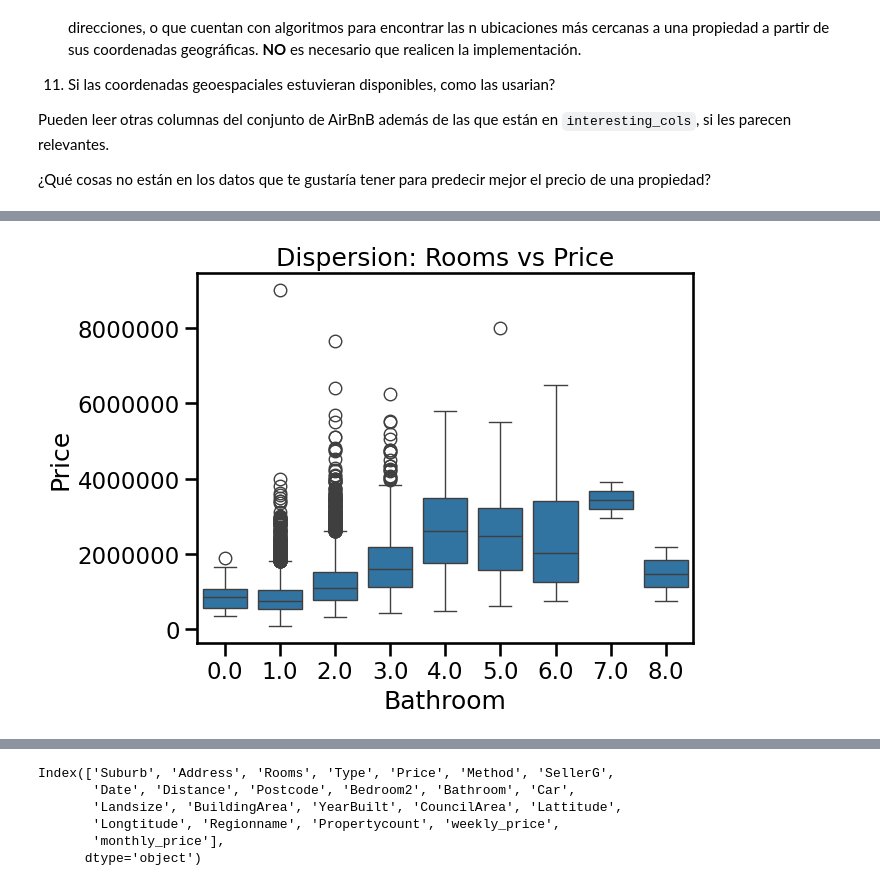
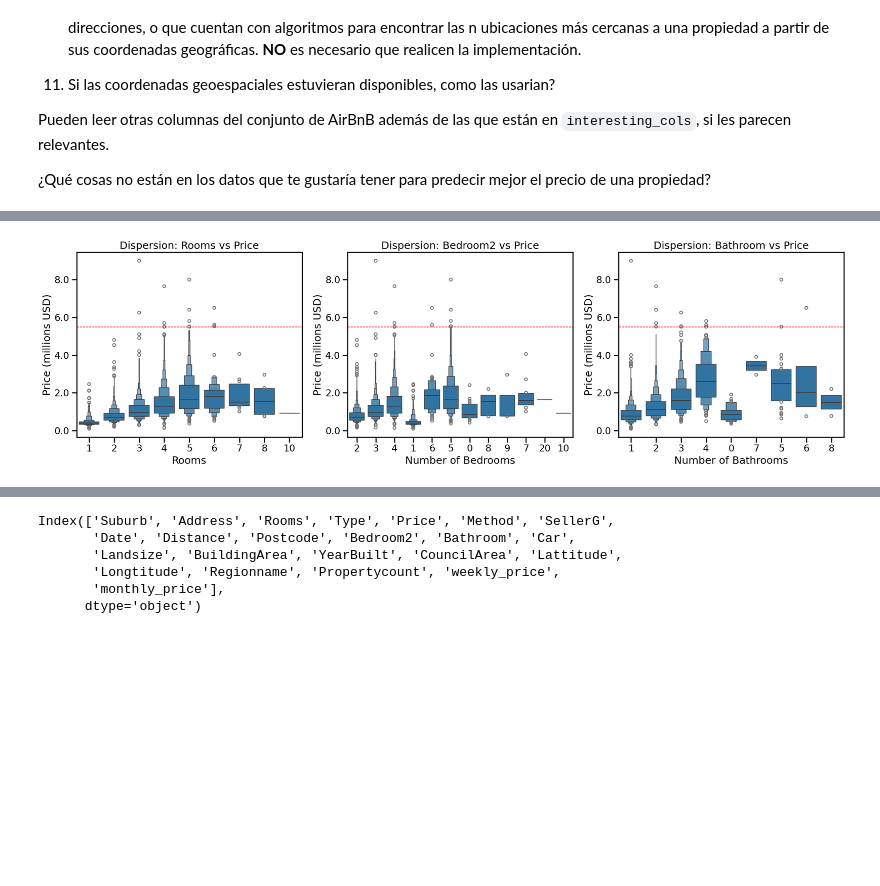
Before and after one commit to ramirobarone/CienciaDeDatosDiplo, a Jupyter notebook: Entregable_parte_1_eycd.ipynb, the cells around one changed output, grey strips where cells are left out. Drawn from its saved outputs; the diff is of its cells as text; code cells hidden in the pictures; blank space fills up the shorter version.

```diff
--- a/Entregable_parte_1_eycd.ipynb
+++ b/Entregable_parte_1_eycd.ipynb
@@ -400,10 +425,46 @@ result.sort_values(by='Price', ascending=True)
 # %%
 # 2.  Mostrar la dispersión o distribución de las columnas seleccionadas.
 
-ax = seaborn.boxplot(x='Bathroom', y='Price', data=result)
-plt.title('Dispersion: Rooms vs Price')
+from matplotlib.ticker import FuncFormatter
+from matplotlib.ticker import MaxNLocator
 
-ax.yaxis.set_major_formatter(mticker.FormatStrFormatter('%.0f'))
+# Formateador para mostrar los precios en millones
+def millones(x, pos):
+    return f'{x * 1e-6:.1f}'
 
+formatter = FuncFormatter(millones)
+
+# Asegurar que 'Bedroom2' y Bathroom sean categóricas para evitar decimales en el eje x
+result['Bedroom2'] = result['Bedroom2'].astype(int).astype(str)
+result['Bathroom'] = result['Bathroom'].astype(int).astype(str)
+
+# Crear una figura con 1 fila y 3 columnas para los gráficos
+fig, axes = plt.subplots(1, 3, figsize=(20, 6))  # Ajusta el figsize según necesidad
+
+# Gráfico Rooms vs Price en el primer subplot (índice 0)
+seaborn.boxenplot(x='Rooms', y='Price', data=result, ax=axes[0])
+axes[0].yaxis.set_major_formatter(formatter)
+axes[0].axhline(y=5.5e6, color='red', linestyle='--', linewidth=1)  # Línea horizontal
+axes[0].set_title('Dispersion: Rooms vs Price')
+axes[0].set_xlabel('Rooms')
+axes[0].set_ylabel('Price (millions USD)')
+
+# Gráfico Bedroom2 vs Price en el segundo subplot (índice 1)
+seaborn.boxenplot(x='Bedroom2', y='Price', data=result, ax=axes[1])
+axes[1].yaxis.set_major_formatter(formatter)
+axes[1].axhline(y=5.5e6, color='red', linestyle='--', linewidth=1)  # Línea horizontal
+axes[1].set_title('Dispersion: Bedroom2 vs Price')
+axes[1].set_xlabel('Number of Bedrooms')
+axes[1].set_ylabel('Price (millions USD)')
+
+# Gráfico Bathroom vs Price en el tercer subplot (índice 2)
+seaborn.boxenplot(x='Bathroom', y='Price', data=result, ax=axes[2])
+axes[2].yaxis.set_major_formatter(formatter)
+axes[2].axhline(y=5.5e6, color='red', linestyle='--', linewidth=1)  # Línea horizontal
+axes[2].set_title('Dispersion: Bathroom vs Price')
+axes[2].set_xlabel('Number of Bathrooms')
+axes[2].set_ylabel('Price (millions USD)')
+
+plt.tight_layout()
 plt.show()
 # %% [output]
@@ -410,2 +477,2 @@ plt.show()
-[figure, old version]
+[figure, new version]
 # %%
```
Also changed, not shown: parts of 20 cells of this notebook.
